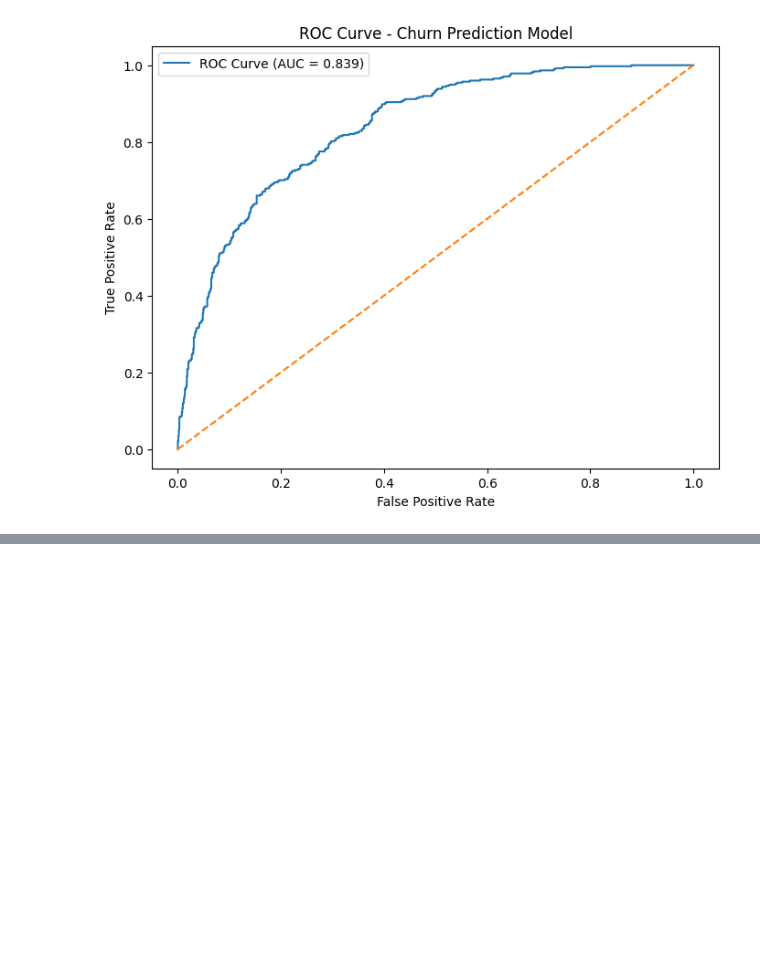
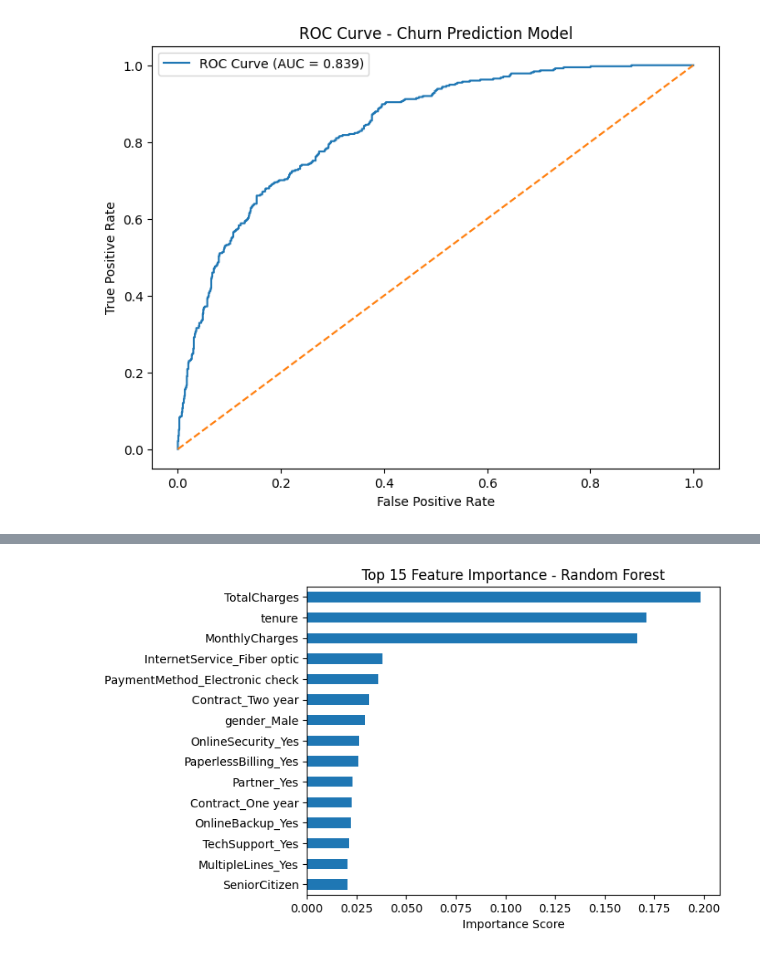
Before and after one commit to PrathamDhattarwal/CustomerChurnProject, a Jupyter notebook: notebooks/4_ChurnModeling.ipynb, the cells around one changed output, grey strips where cells are left out. Cells and saved outputs as stored; diff of their text form; code cells hidden in the pictures; blank space fills up the shorter version.

```diff
--- a/notebooks/4_ChurnModeling.ipynb
+++ b/notebooks/4_ChurnModeling.ipynb
@@ -111,0 +201,9 @@ plt.show()
+# %%
+import pandas as pd
+
+feature_importance = pd.Series(
+    rf_model.feature_importances_,
+    index=x_train.columns
+).sort_values(ascending=False)
+
+feature_importance.head(15)
@@ -111,0 +227,12 @@ plt.show()
+# %%
+import matplotlib.pyplot as plt
+
+feature_importance.head(15).plot(kind='barh')
+
+plt.title("Top 15 Feature Importance - Random Forest")
+plt.xlabel("Importance Score")
+plt.gca().invert_yaxis()
+
+plt.show()
+# %% [output]
+[figure, added]
```
Also changed, not shown: parts of 20 cells of this notebook, 2 other files.
